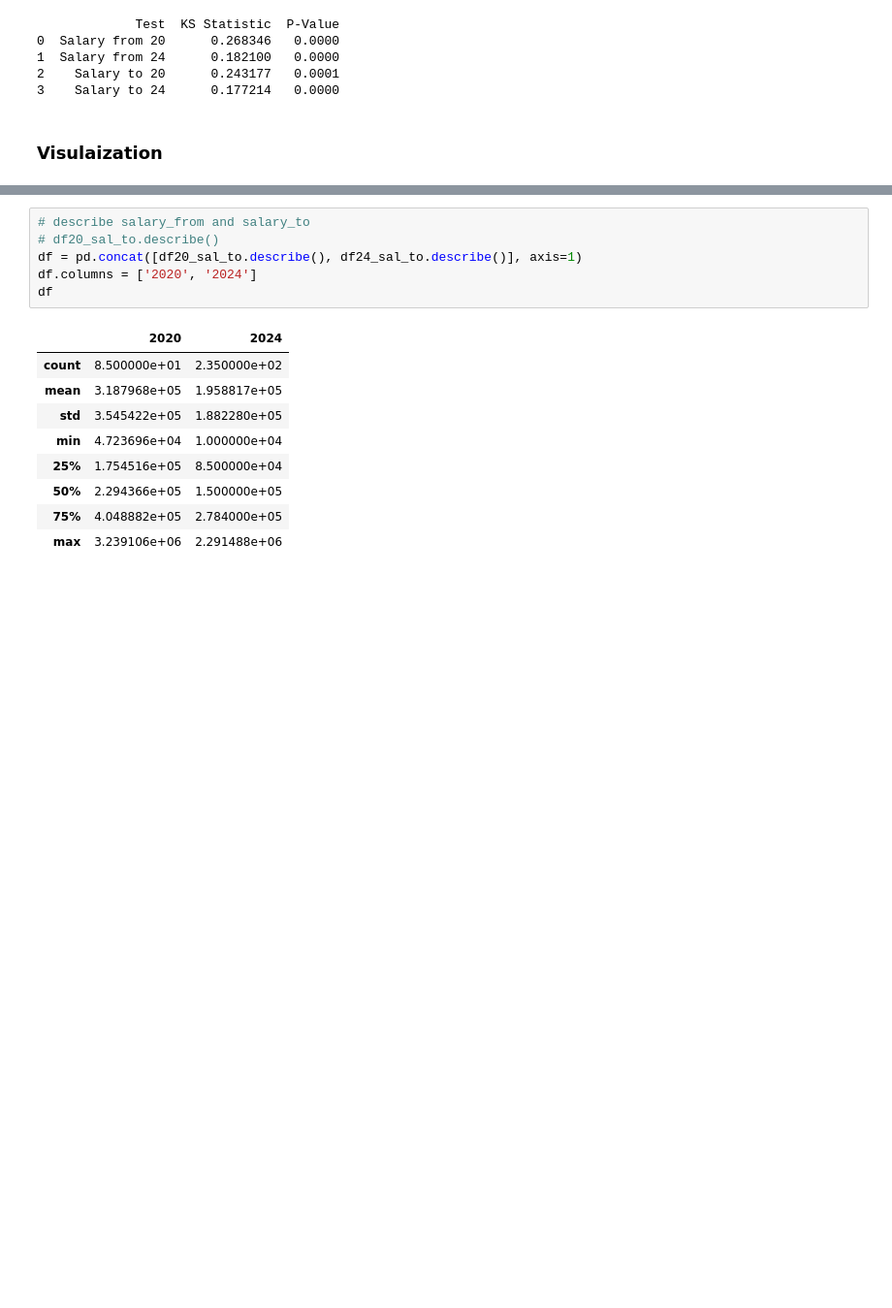
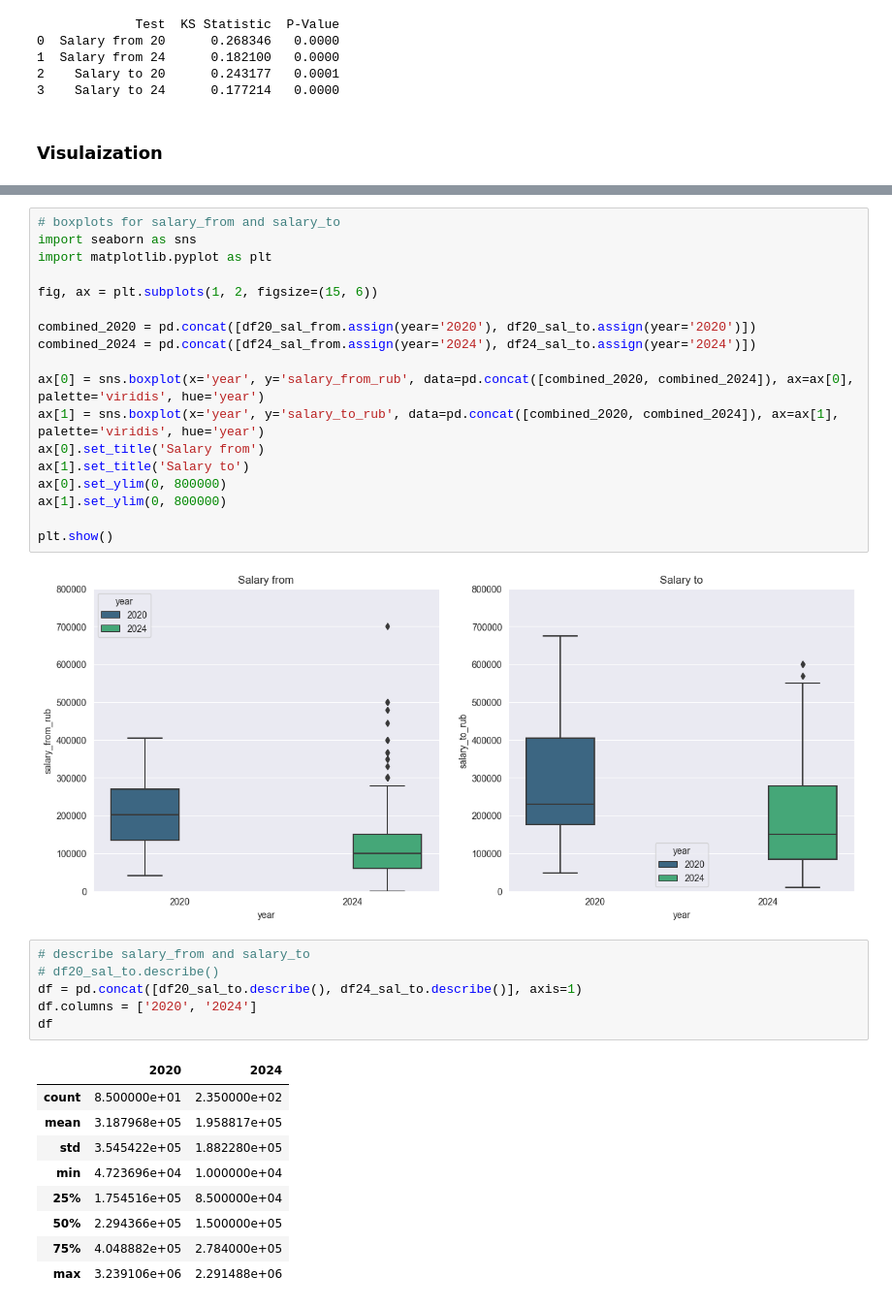
Before and after one commit to sashhhaka/HH-VacancyAnalysis, a Jupyter notebook: exploring.ipynb, the cells around one changed output, grey strips where cells are left out. Shown at 97% size. Saved outputs shown, nothing was run; the diff lists cells and outputs as text; blank space fills up the shorter version.

```diff
--- a/exploring.ipynb
+++ b/exploring.ipynb
@@ -277,3 +279,23 @@ plt.show()
+# %%
+# boxplots for salary_from and salary_to
+import seaborn as sns
+import matplotlib.pyplot as plt
+
+fig, ax = plt.subplots(1, 2, figsize=(15, 6))
+
+combined_2020 = pd.concat([df20_sal_from.assign(year='2020'), df20_sal_to.assign(year='2020')])
+combined_2024 = pd.concat([df24_sal_from.assign(year='2024'), df24_sal_to.assign(year='2024')])
+
+ax[0] = sns.boxplot(x='year', y='salary_from_rub', data=pd.concat([combined_2020, combined_2024]), ax=ax[0], palette='viridis', hue='year')
+ax[1] = sns.boxplot(x='year', y='salary_to_rub', data=pd.concat([combined_2020, combined_2024]), ax=ax[1], palette='viridis', hue='year')
+ax[0].set_title('Salary from')
+ax[1].set_title('Salary to')
+ax[0].set_ylim(0, 800000)
+ax[1].set_ylim(0, 800000)
+
+plt.show()
+# %% [output]
+[figure, added]
 # %%
 # describe salary_from and salary_to
 # df20_sal_to.describe()
```
Also changed, not shown: parts of 21 cells of this notebook.
